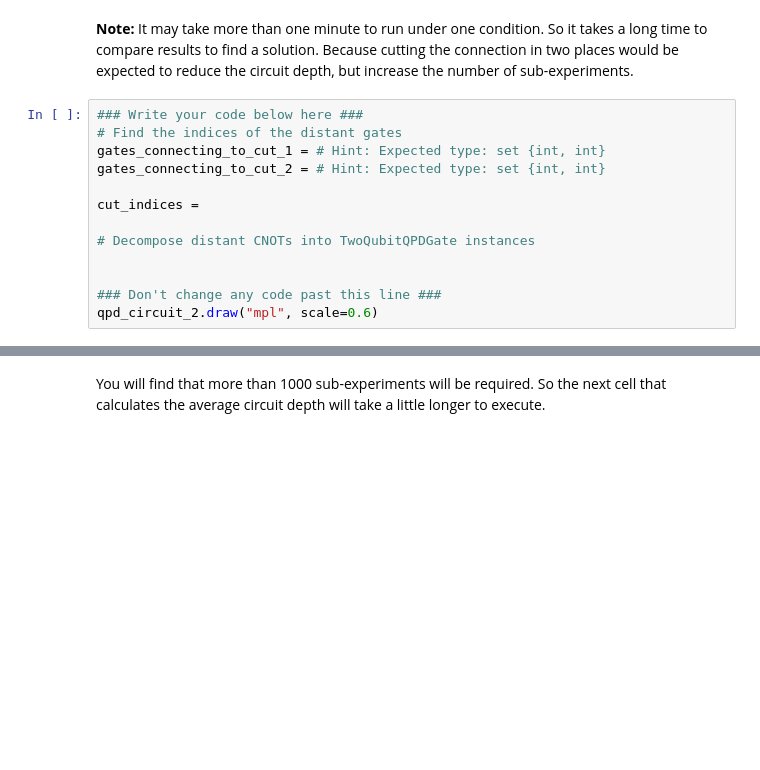
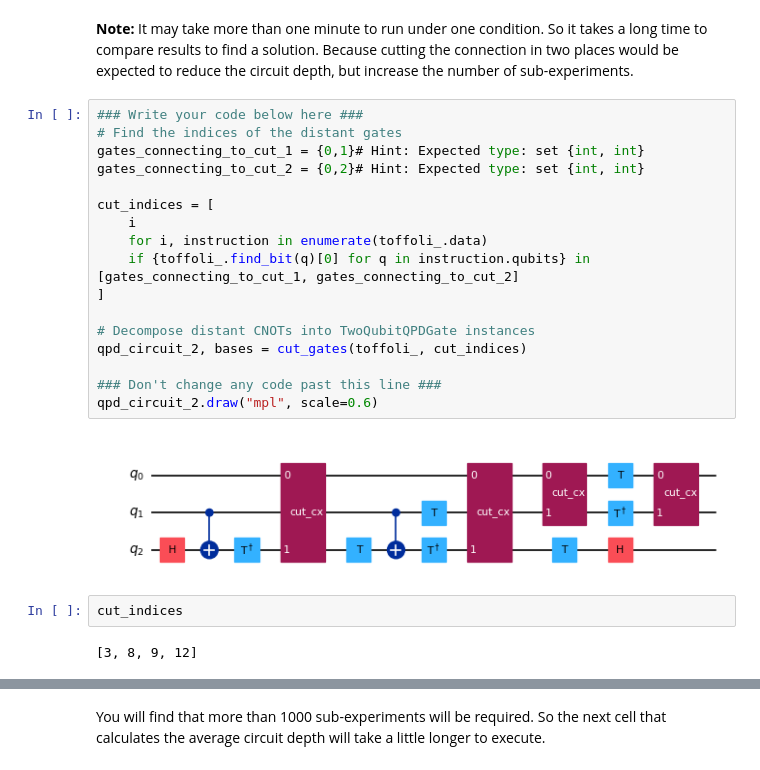
Before and after one commit to Trapti04/Quantum-Computing-basics, a Jupyter notebook: lab_3_circuit_knitting.ipynb, the cells around one changed output, grey strips where cells are left out. Saved outputs shown, nothing was run; the diff lists cells and outputs as text; blank space fills up the shorter version.

```diff
--- a/lab_3_circuit_knitting.ipynb
+++ b/lab_3_circuit_knitting.ipynb
@@ -392,16 +398,26 @@ Which two gate connections should be cut to minimize the circuit depth of the To
 # %%
 ### Write your code below here ###
 # Find the indices of the distant gates
-gates_connecting_to_cut_1 = # Hint: Expected type: set {int, int}
-gates_connecting_to_cut_2 = # Hint: Expected type: set {int, int}
+gates_connecting_to_cut_1 = {0,1}# Hint: Expected type: set {int, int}
+gates_connecting_to_cut_2 = {0,2}# Hint: Expected type: set {int, int}
 
-cut_indices =
+cut_indices = [
+    i
+    for i, instruction in enumerate(toffoli_.data)
+    if {toffoli_.find_bit(q)[0] for q in instruction.qubits} in [gates_connecting_to_cut_1, gates_connecting_to_cut_2]
+]
 
 # Decompose distant CNOTs into TwoQubitQPDGate instances
-
+qpd_circuit_2, bases = cut_gates(toffoli_, cut_indices)
 
 ### Don't change any code past this line ###
 qpd_circuit_2.draw("mpl", scale=0.6)
+# %% [output]
+[figure, added]
+# %%
+cut_indices
+# %% [output]
+[3, 8, 9, 12]
 # %%
 # set the observables
 observable = SparsePauliOp(["ZZZ"])
```
Also changed, not shown: parts of 13 cells of this notebook.
